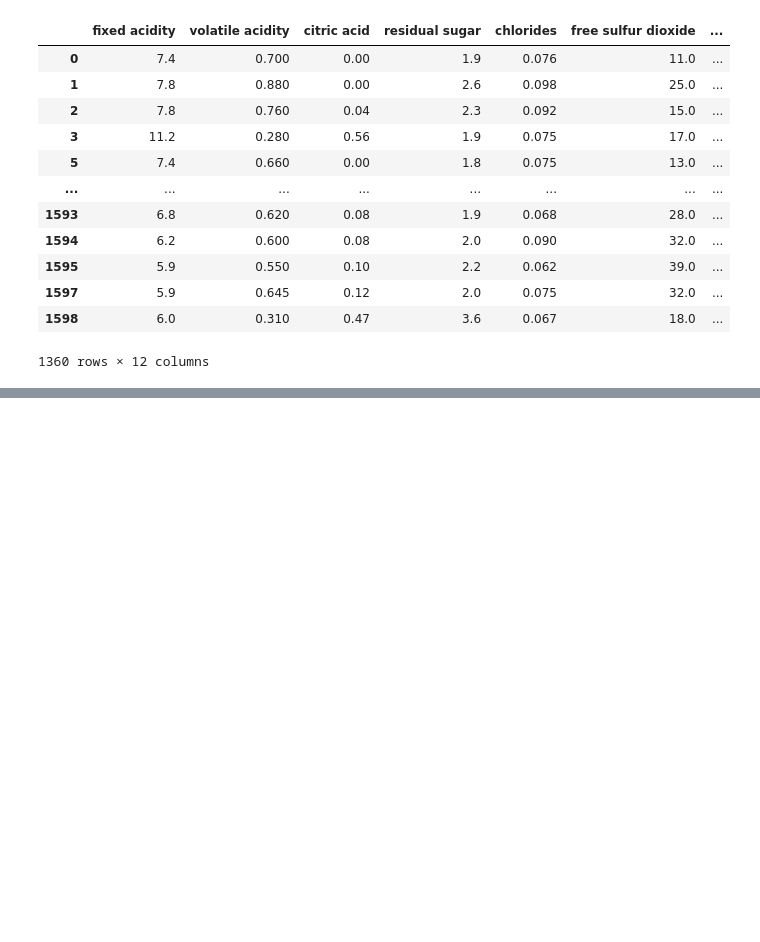
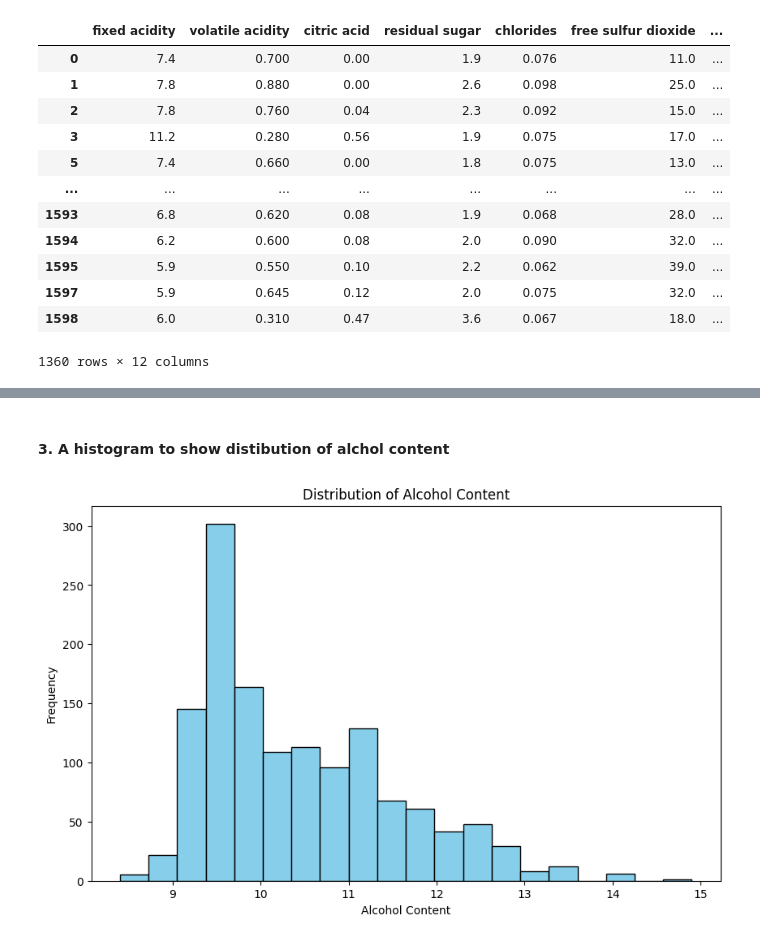
Before and after one commit to BB-Japheth/112299540-BORTEY-JAPHETH, a Jupyter notebook: 11299540.ipynb, the cells around one changed output, grey strips where cells are left out. Drawn from its saved outputs; the diff is of its cells as text; code cells hidden in the pictures; blank space fills up the shorter version.

```diff
--- a/11299540.ipynb
+++ b/11299540.ipynb
@@ -194,0 +275,12 @@ your_dataset.notnull().any()
+# %% [markdown]
+#### 3. A histogram to show distibution of alchol content
+# %%
+plt.figure(figsize=(10, 6))
+plt.hist(wine['alcohol'], bins=20, color='skyblue', edgecolor='black')
+
+plt.title('Distribution of Alcohol Content')
+plt.xlabel('Alcohol Content')
+plt.ylabel('Frequency')
+plt.show()
+# %% [output]
+[figure, added]
```
Also changed, not shown: parts of 15 cells of this notebook.
